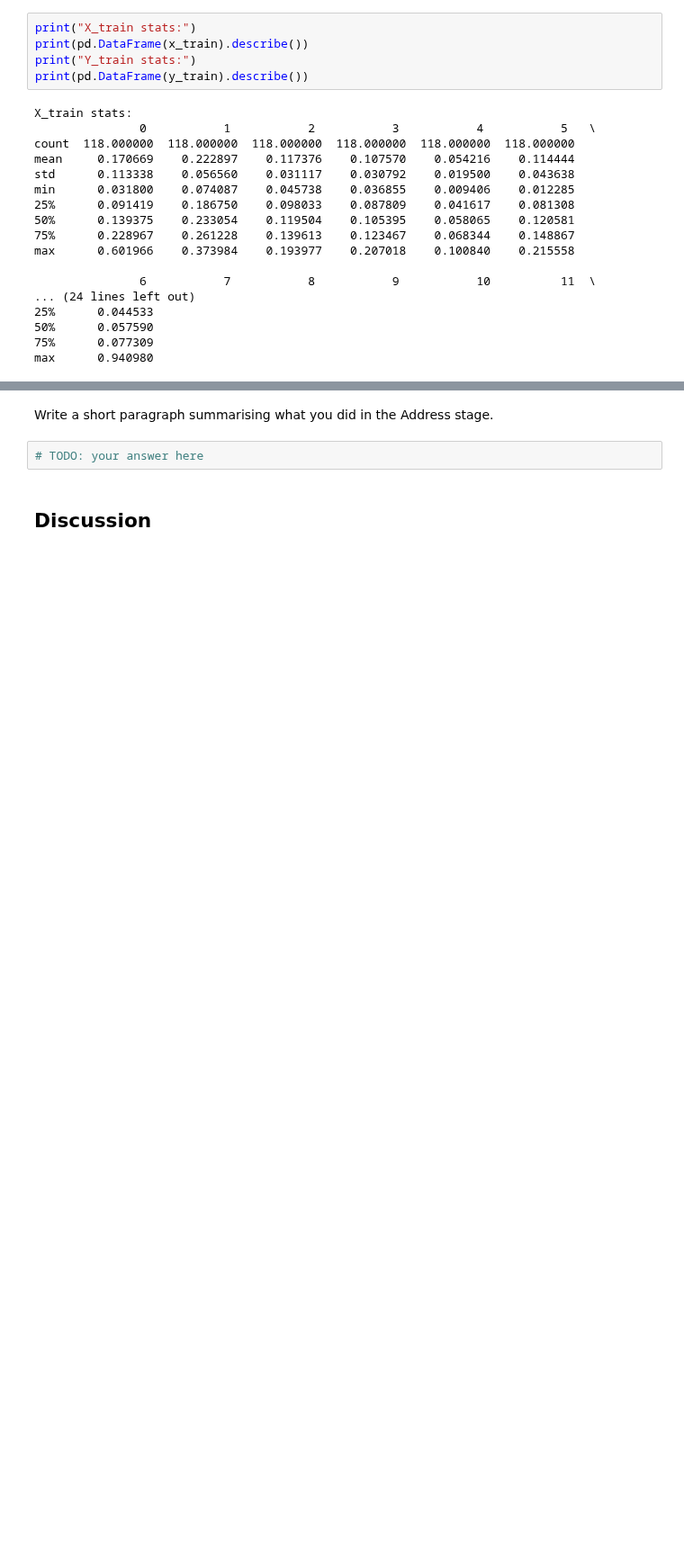
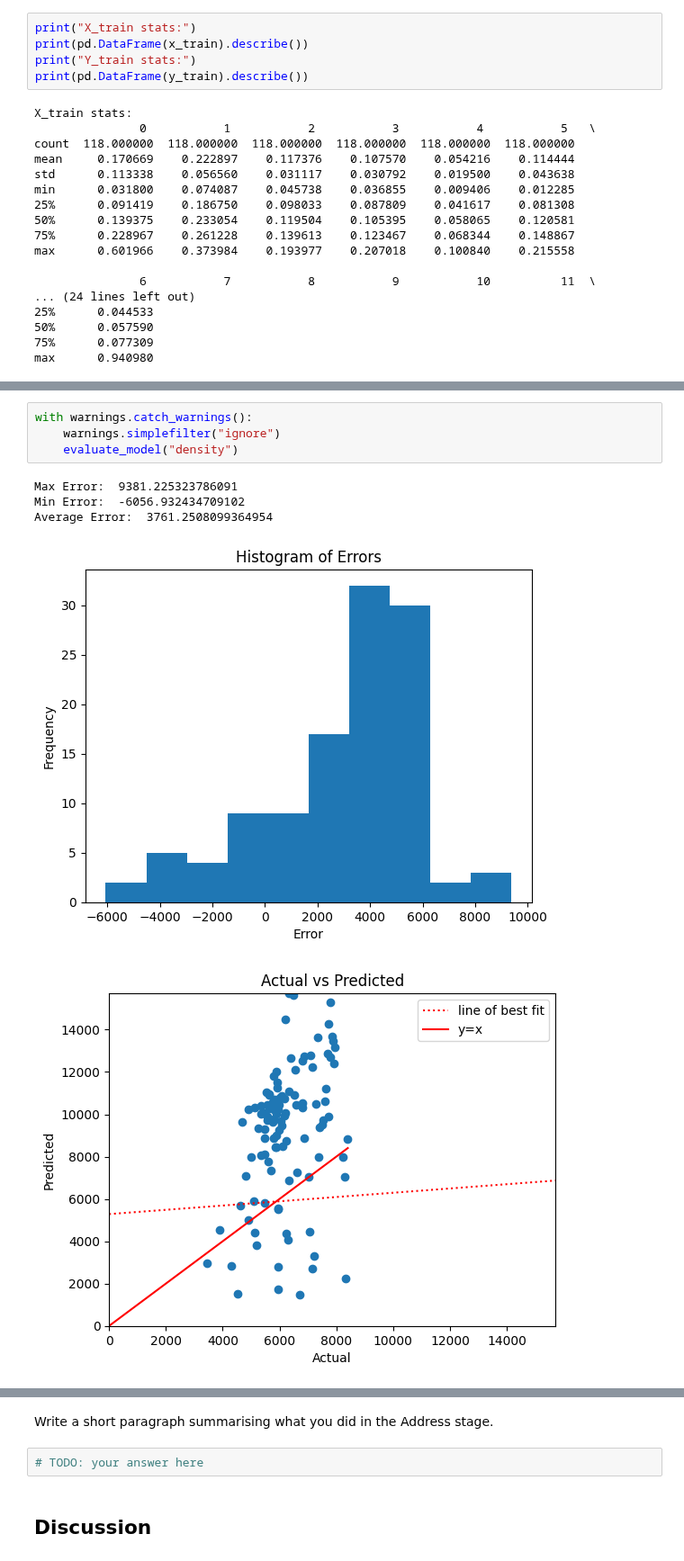
Before and after one commit to MatthewGregson123/fynesse_template, a Jupyter notebook: _notebooks/ads_course_assessment.ipynb, the cells around one changed output, grey strips where cells are left out. Shown at 90% size. Saved outputs shown, nothing was run; the diff lists cells and outputs as text; blank space fills up the shorter version.

```diff
--- a/_notebooks/ads_course_assessment.ipynb
+++ b/_notebooks/ads_course_assessment.ipynb
@@ -884,0 +940,10 @@ Average Error:  0.020080115987237766
+# %%
+with warnings.catch_warnings():
+    warnings.simplefilter("ignore")
+    evaluate_model("density")
+# %% [output]
+Max Error:  9381.225323786091
+Min Error:  -6056.932434709102
+Average Error:  3761.2508099364954
+[figure, added]
+[figure, added]
```
Also changed, not shown: parts of 7 cells of this notebook.
